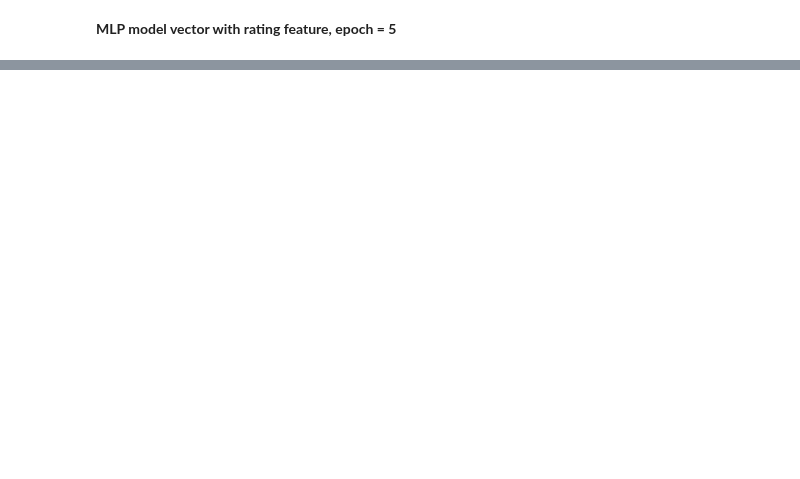
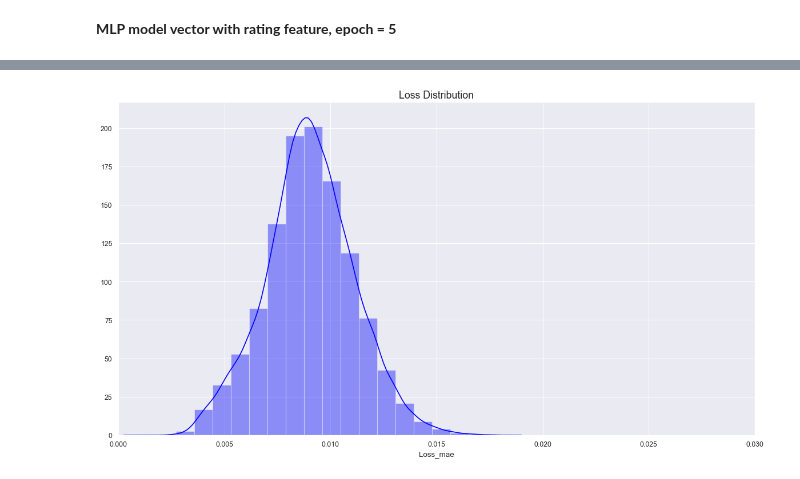
Before and after one commit to suchayarj/WhatsOnYourFace...FakeOrFact, a Jupyter notebook: AutoencoderYelp.ipynb, the cells around one changed output, grey strips where cells are left out. Saved outputs shown, nothing was run; the diff lists cells and outputs as text; code cells hidden in the pictures; blank space fills up the shorter version.

```diff
--- a/AutoencoderYelp.ipynb
+++ b/AutoencoderYelp.ipynb
@@ -259,0 +466,17 @@ print(f"Deceptive Reviews Score (RMSE): {score3}")
+# %%
+#plot loss distribution of the training set
+X_pred = model.predict(X_true_train2)
+X_pred = X_pred.reshape(X_pred.shape[0], X_pred.shape[2])
+X_pred = pd.DataFrame(X_pred, columns = X_true_train.columns)
+X_pred.index = X_true_train.index
+
+scored = pd.DataFrame(index = X_true_train.index)
+Xtrain = X_true_train2.reshape(X_true_train2.shape[0], X_true_train2.shape[2])
+scored['Loss_mae'] = np.mean(np.abs(X_pred-Xtrain), axis = 1)
+plt.figure(figsize=(16,9), dpi=80)
+plt.title('Loss Distribution', fontsize= 16)
+sns.distplot(scored['Loss_mae'], bins =20, kde= True, color= 'blue');
+plt.xlim([0.0,0.03])
+plt.savefig('img/loss_dist_train.png')
+# %% [output]
+[figure, added]
```
Also changed, not shown: parts of 59 cells of this notebook.
